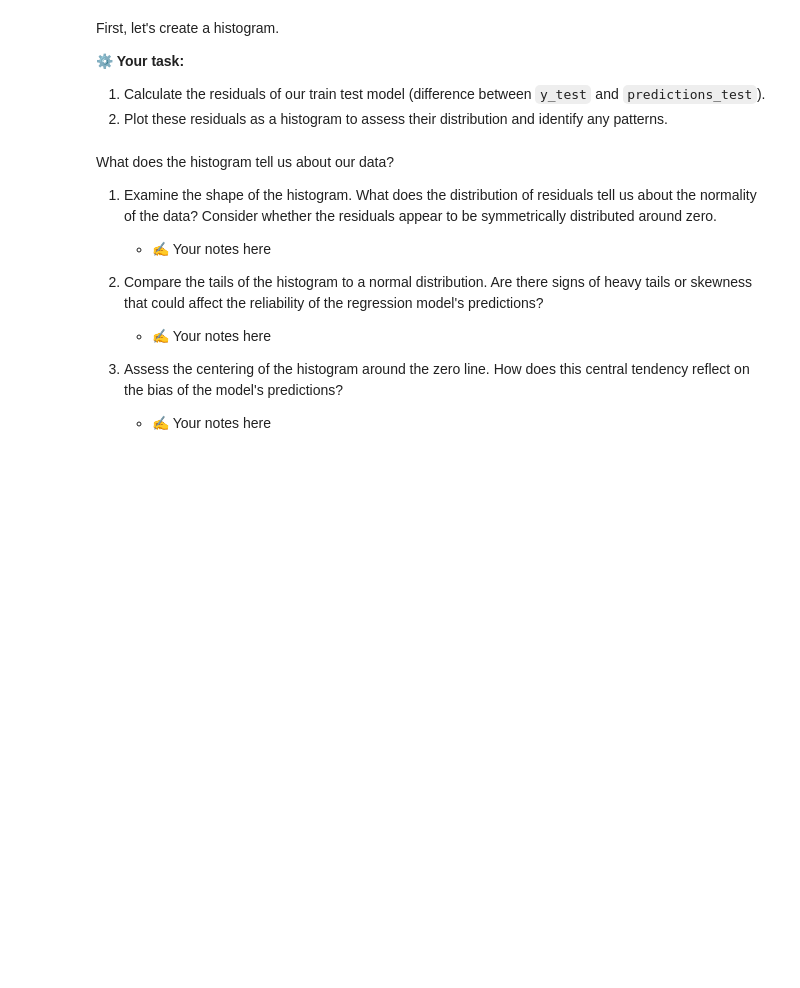
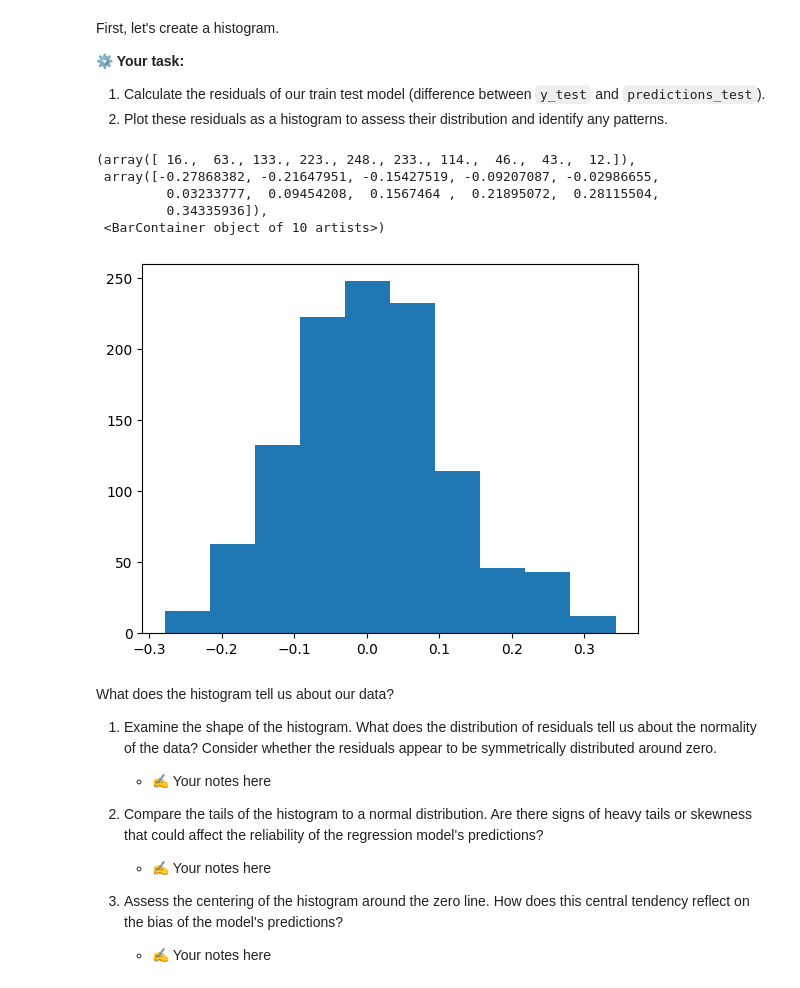
Before and after one commit to mut-rogers/Machine-Learning, a Jupyter notebook: Linear Regression/Code Challenge I/Linear_regression_Code_challenge_student.ipynb, the cells around one changed output. Drawn from its saved outputs; the diff is of its cells as text; code cells hidden in the pictures; blank space fills up the shorter version.

```diff
--- a/Linear Regression/Code Challenge I/Linear_regression_Code_challenge_student.ipynb
+++ b/Linear Regression/Code Challenge I/Linear_regression_Code_challenge_student.ipynb
@@ -481,8 +555,26 @@ from sklearn.model_selection import train_test_split
 # %%
 ### START FUNCTION
 def data_train_test_split(df, pollution_col, yield_col):
+   """
+   Split the dataset into training and testing tests
 
-   # Add code to calculate and return the X_train, X_test, y_train and y_test
+   Params:
+      df (DataFrame): DataFrame with different features
+
+      pollution_col (str): Independent Variable (X), The Predictor
+
+      yield_col (str): Dependent Variable (y), The Predicted
+
+   Returns:
+      tuple (tuple): A tuple with X_train, X_test, y_train, x_test
+   """
+
+   X = df[[pollution_col]]
+   y = df[yield_col]
+
+   X_train, X_test, y_train, y_test = train_test_split(X, y, test_size=0.2, random_state=42)
+
+   return X_train, X_test, y_train, y_test
 
 ### END FUNCTION
 # %% [markdown]
@@ -514,8 +609,28 @@ from sklearn.linear_model import LinearRegression
 # %%
 ### START FUNCTION
 def train_split_linear_regression_model(X_train, X_test, y_train, y_test):
+    """
+    Fits a Linear Regression model and make predictions
 
-    # Add code to fit the linear regression model and return the model, predictions and y_test
+    Params:
+        X_train, y_train (array): Training set
+
+        X_test, y_test (array): Testing set
+
+    Returns:
+        model (Linear Model): A LinearRegression() model fitted with out training set.
+
+        Predictions (array): Values predicted by our model.
+
+        y_values (array): Actual y_values (depedent variable) from the dataset.
+    """
+
+    model = LinearRegression()
+    model.fit(X_train, y_train)
+
+    y_test_predicted = model.predict(X_test)
+
+    return model, y_test_predicted, y_test
 
 ### END FUNCTION
 # %% [markdown]
@@ -581,7 +719,15 @@ import matplotlib.pyplot as plt
 # %%
 residuals = y_test - predictions_test # calculating the residuals
 
 #  Add code to create a histogram of residuals
+plt.hist(residuals)
+# %% [output]
+(array([ 16.,  63., 133., 223., 248., 233., 114.,  46.,  43.,  12.]),
+ array([-0.27868382, -0.21647951, -0.15427519, -0.09207087, -0.02986655,
+         0.03233777,  0.09454208,  0.1567464 ,  0.21895072,  0.28115504,
+         0.34335936]),
+ <BarContainer object of 10 artists>)
+[figure, added]
 # %% [markdown]
 What does the histogram tell us about our data?
 
```
Also changed, not shown: parts of 25 cells of this notebook, 2 other files.
